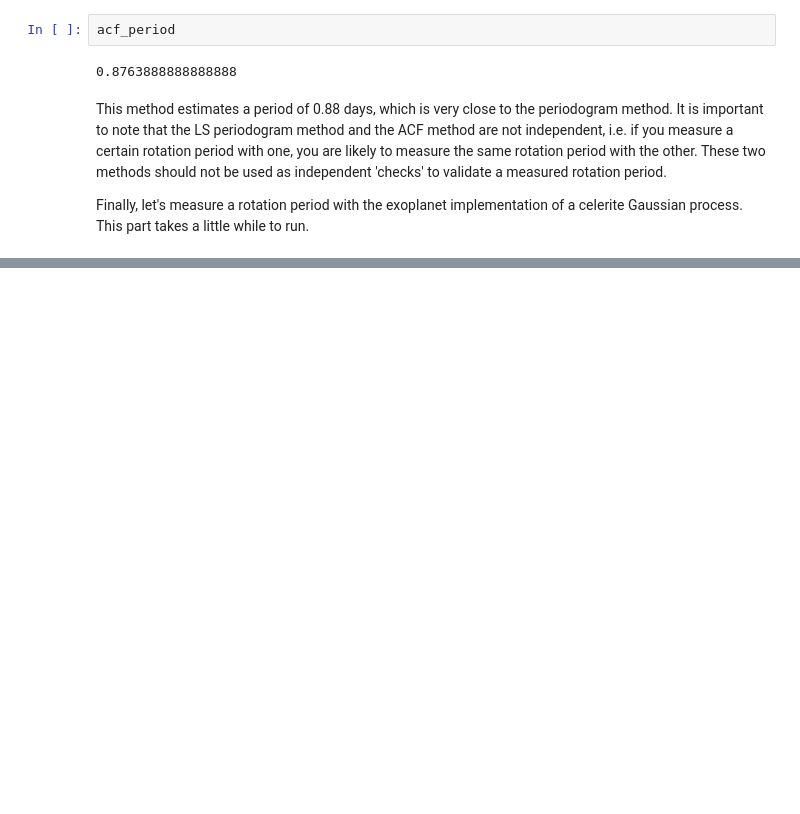
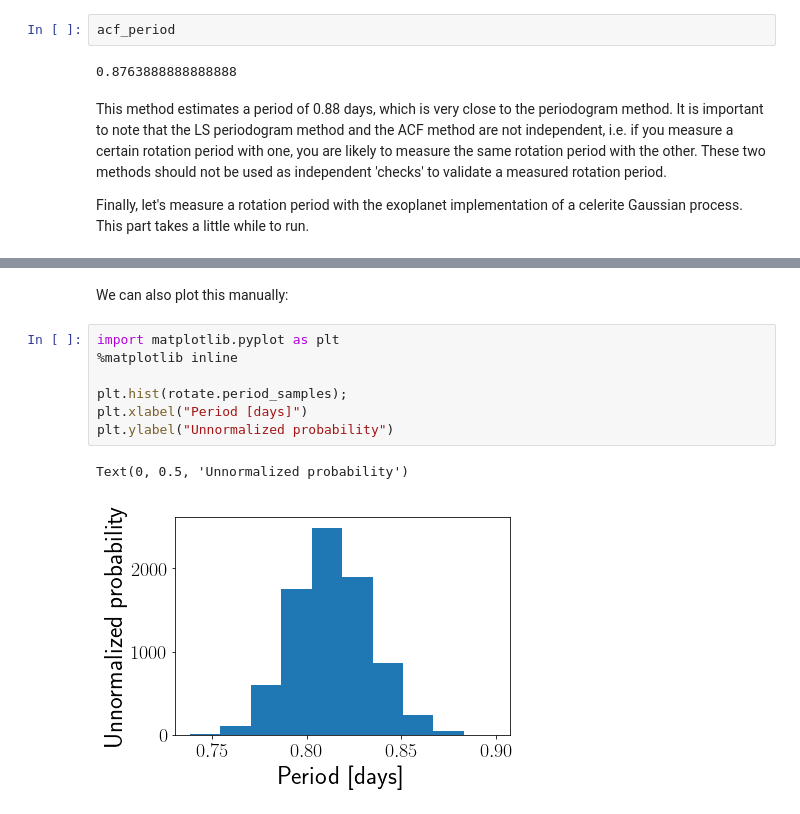
Before and after one commit to RuthAngus/starrotate, a Jupyter notebook: docs/source/_static/notebooks/Tutorial.ipynb, the cells around one changed output, grey strips where cells are left out. Drawn from its saved outputs; the diff is of its cells as text; blank space fills up the shorter version.

```diff
--- a/docs/source/_static/notebooks/Tutorial.ipynb
+++ b/docs/source/_static/notebooks/Tutorial.ipynb
@@ -71,0 +89,12 @@ sampling...
+# %% [markdown]
+We can also plot this manually:
+# %%
+import matplotlib.pyplot as plt
+%matplotlib inline
+
+plt.hist(rotate.period_samples);
+plt.xlabel("Period [days]")
+plt.ylabel("Unnormalized probability")
+# %% [output]
+Text(0, 0.5, 'Unnormalized probability')
+[figure, added]
```
Also changed, not shown: parts of 10 cells of this notebook.
